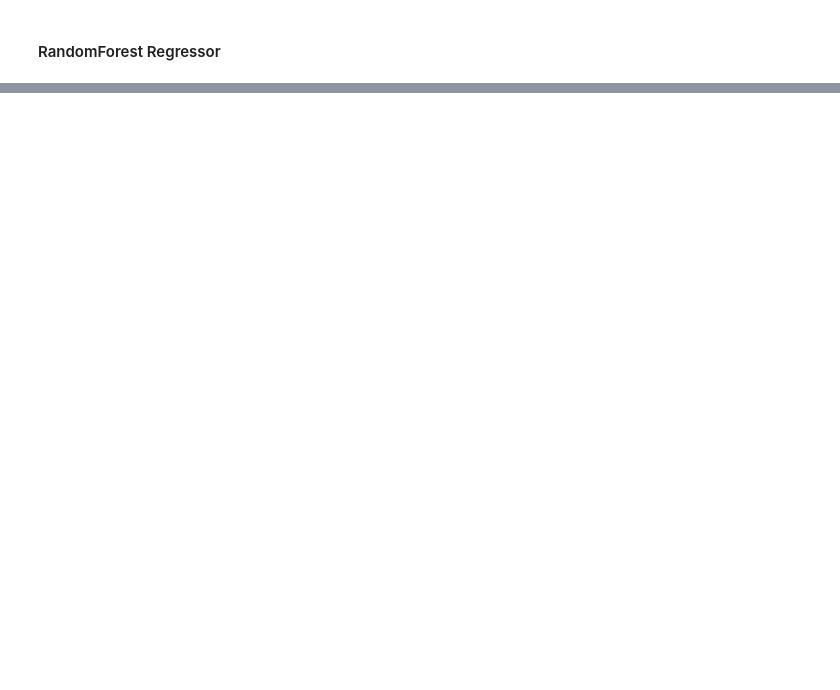
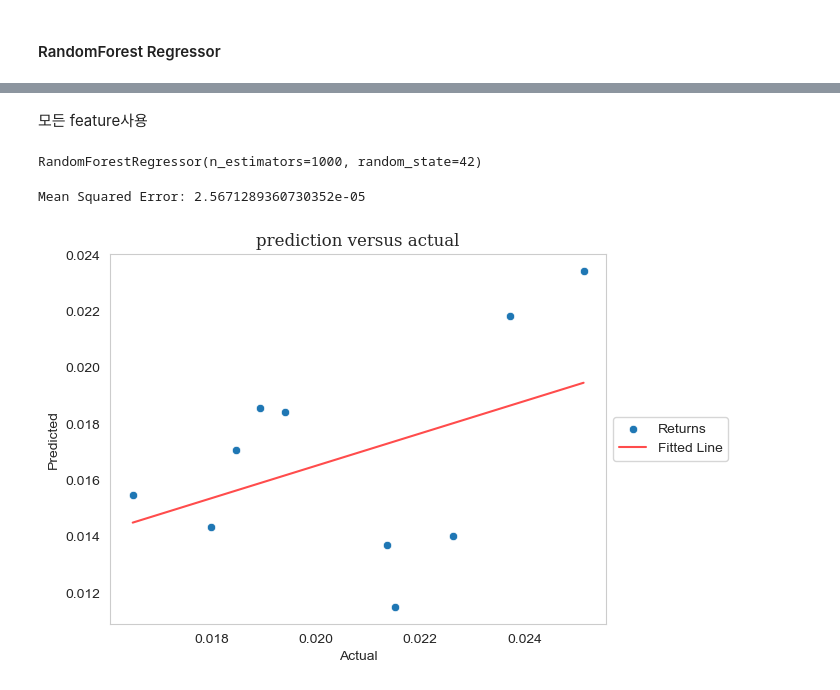
Before and after one commit to Tommylee1013/Webscraping, a Jupyter notebook: Projects/Final Team Projects/Feature_preprocessing.ipynb, the cells around one changed output, grey strips where cells are left out. Saved outputs shown, nothing was run; the diff lists cells and outputs as text; code cells hidden in the pictures; blank space fills up the shorter version.

```diff
--- a/Projects/Final Team Projects/Feature_preprocessing.ipynb
+++ b/Projects/Final Team Projects/Feature_preprocessing.ipynb
@@ -529,0 +552,34 @@ Text(0.5, 1.0, 'GDP forecast')
+# %% [markdown]
+모든 feature사용
+# %%
+X = feature_matrix.iloc[:,:-1]
+y = feature_matrix['gdp_rate']
+
+X_train, X_test, y_train, y_test = train_test_split(X, y, test_size = 0.05, shuffle = False, random_state = 42)
+
+randomforest_reg = RandomForestRegressor(n_estimators = 1000,
+                                         random_state = 42,
+                                         criterion = 'squared_error')
+randomforest_reg.fit(X_train, y_train)
+# %% [output]
+RandomForestRegressor(n_estimators=1000, random_state=42)
+# %%
+y_pred = randomforest_reg.predict(X_test)
+mse = mean_squared_error(y_test, y_pred)
+print(f'Mean Squared Error: {mse}')
+# %% [output]
+Mean Squared Error: 2.5671289360730352e-05
+# %%
+beta, alpha = np.polyfit(x = y_test, y = y_pred , deg = 1)
+#plt.axvline(0, color = 'grey', alpha = 0.5)
+#plt.axhline(0, color = 'grey', alpha = 0.5)
+sns.scatterplot(x = y_test , y = y_pred , label = 'Returns')
+sns.lineplot(x = y_test, y = alpha + y_test * beta, color = 'red', label = 'Fitted Line', alpha = 0.7)
+plt.legend(loc = 'center left', bbox_to_anchor = (1, 0.5))
+plt.grid(False)
+plt.xlabel('Actual')
+plt.ylabel('Predicted')
+plt.title('prediction versus actual', fontfamily = 'Serif')
+plt.show()
+# %% [output]
+[figure, added]
```
Also changed, not shown: parts of 21 cells of this notebook, 1 other file.
